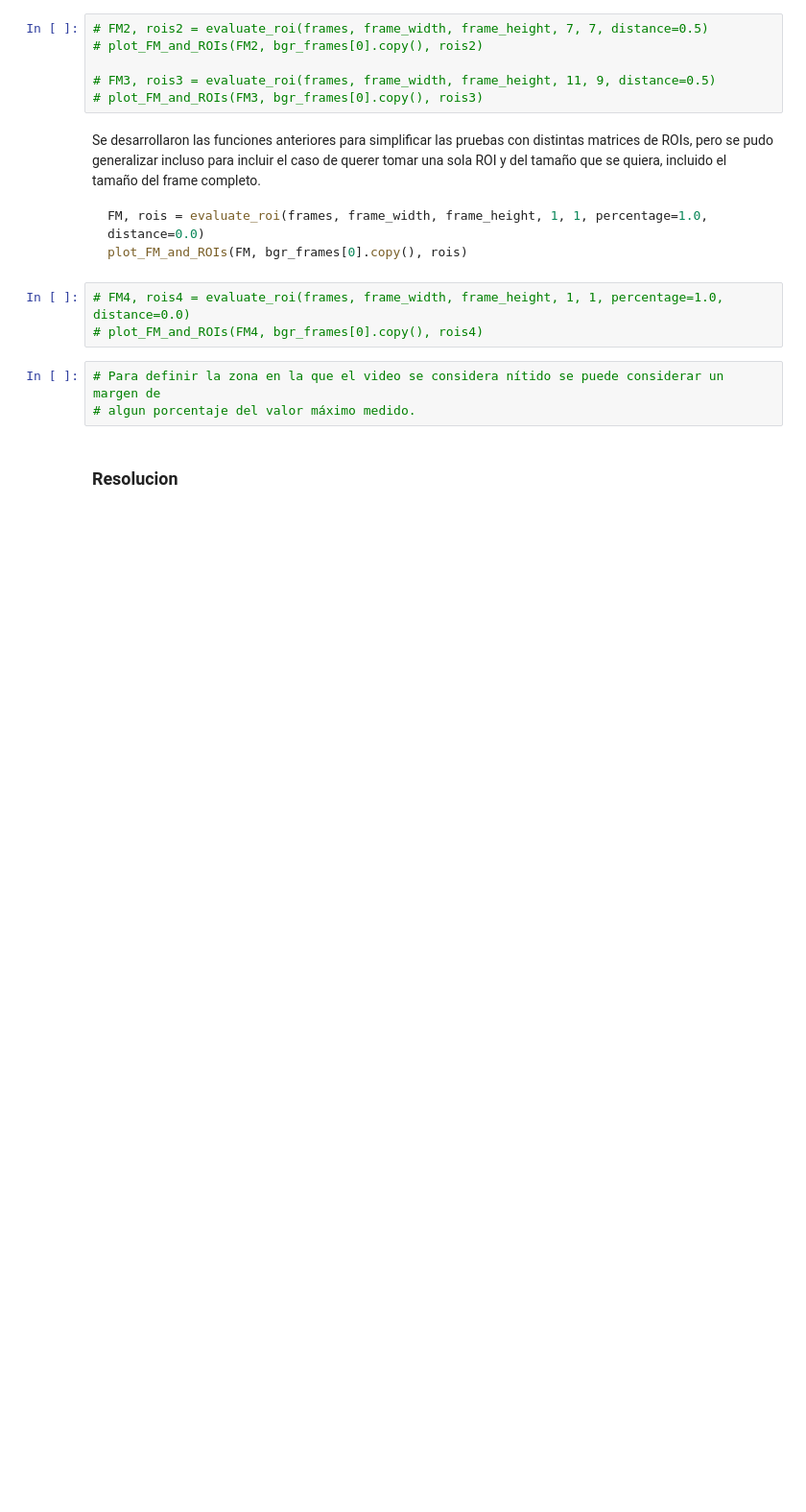
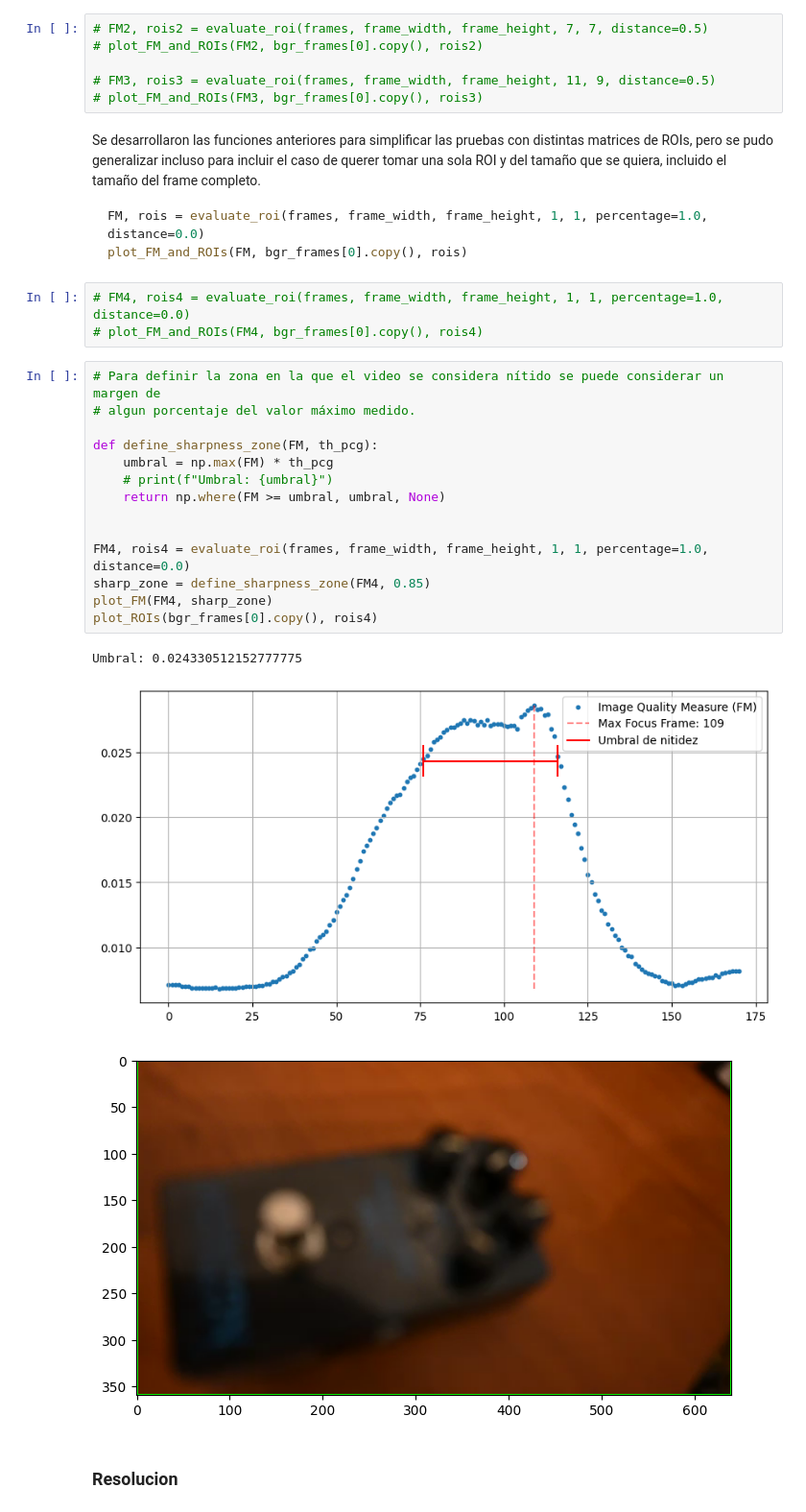
Before and after one commit to gabrielquiroga/vision_computadora_I_ceia, a Jupyter notebook: Material_TPs/TP2/tp2.ipynb, the cells around one changed output. Shown at 96% size. Saved outputs shown, nothing was run; the diff lists cells and outputs as text; blank space fills up the shorter version.

```diff
--- a/Material_TPs/TP2/tp2.ipynb
+++ b/Material_TPs/TP2/tp2.ipynb
@@ -262,6 +304,21 @@ plot_FM_and_ROIs(FM, bgr_frames[0].copy(), rois)
 # %%
 # Para definir la zona en la que el video se considera nítido se puede considerar un margen de
 # algun porcentaje del valor máximo medido.
+
+def define_sharpness_zone(FM, th_pcg):
+    umbral = np.max(FM) * th_pcg
+    # print(f"Umbral: {umbral}")
+    return np.where(FM >= umbral, umbral, None)
+
+
+FM4, rois4 = evaluate_roi(frames, frame_width, frame_height, 1, 1, percentage=1.0, distance=0.0)
+sharp_zone = define_sharpness_zone(FM4, 0.85)
+plot_FM(FM4, sharp_zone)
+plot_ROIs(bgr_frames[0].copy(), rois4)
+# %% [output]
+Umbral: 0.024330512152777775
+[figure, added]
+[figure, added]
 # %% [markdown]
 ### Resolucion
 # %%
```
Also changed, not shown: parts of 14 cells of this notebook.
